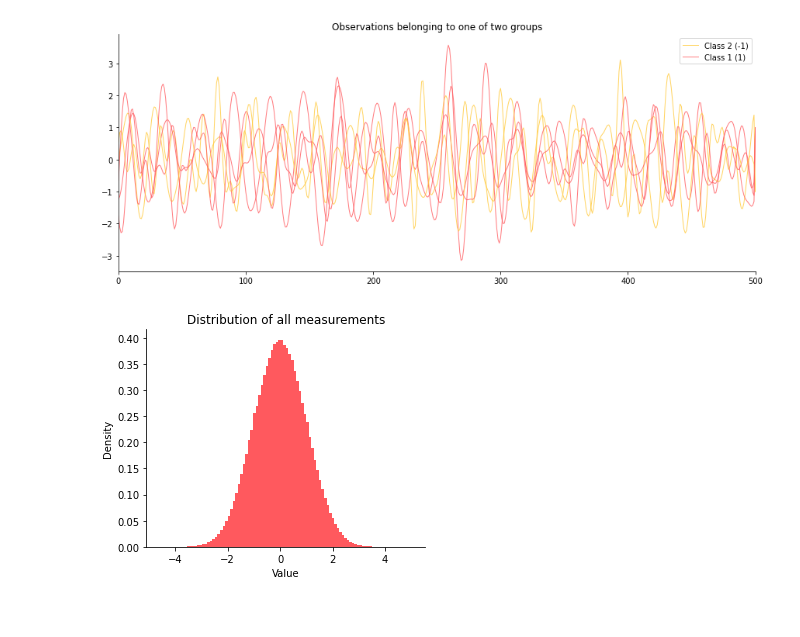
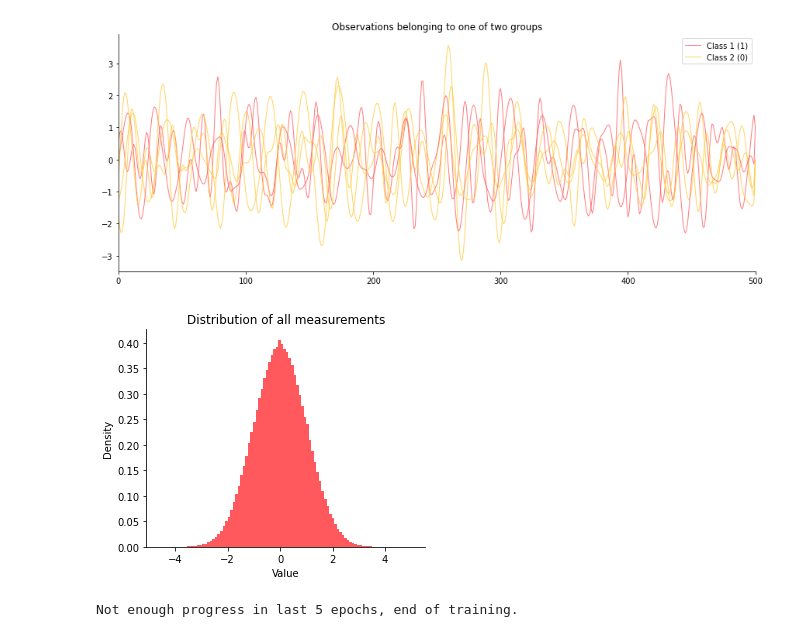
Before and after one commit to jjakubow/timeseries_cnn_xai, a Jupyter notebook: FordA.ipynb, the cells around one changed output. Drawn from its saved outputs; the diff is of its cells as text; code cells hidden in the pictures.

Commit message:
Define CNN model and train

```diff
--- a/FordA.ipynb
+++ b/FordA.ipynb
@@ -30,36 +37,38 @@ download_and_extract_archive(url=uri, download_root=download_location, filename=
 # %%
 raw_data = loadarff(r"FordA/FordA_TRAIN.arff")
 df = pd.DataFrame(raw_data[0])
-df["target"] = df["target"].astype(int)
+df["target"] = df["target"].astype(int).replace(-1, 0)
+# inverse the labels
+df["target"] = 1 - df["target"]
 # %%
 np.random.seed(42)
 
 label_class_1 = "Class 1 (1)"
-label_class_2 = "Class 2 (-1)"
+label_class_2 = "Class 2 (0)"
 
 plt.figure(figsize=(12, 5))
 plt.title("Observations belonging to one of two groups")
 for i in np.random.randint(0, len(df), size=(5) ):
     if df.loc[i, "target"] == 1:
         color = colormap(0)
         label = label_class_1
     else:
         color = colormap(1)
         label = label_class_2
 
     plt.plot(df.values[i], color=color, alpha=0.8, label=label, linewidth=1)
 
     if label == label_class_1:
         label_class_1 = None
     if label == label_class_2:
         label_class_2 = None
 
 plt.legend()
 plt.tight_layout()
 plt.xlim(0, 500)
 plt.show()
 # %% [output]
-[figure, old version]
+[figure, new version]
 # %%
 measurements = df.values.reshape((-1))
 
@@ -70,5 +79,5 @@ plt.xlabel("Value")
 plt.ylabel("Density")
 plt.show()
 # %% [output]
-[figure, old version]
+[figure, new version]
 # %%
@@ -102,0 +253,46 @@ test_loader = DataLoader(test, batch_size=16, shuffle=False)
+# %%
+# run training
+
+device = torch.device("cpu")
+model = CNN_GradCAM(X_train.shape[1:]).to(device)
+optimizer = torch.optim.Adam(model.parameters(), lr=5e-5)
+loss_function = nn.BCELoss()
+
+train_losses = []
+valid_losses = []
+
+# training settings
+epochs = 100
+min_loss_increase = 1e-5
+epochs_wait_max = 5
+epochs_wait = 0
+current_loss = 1e6
+
+t = tqdm(range(epochs), desc='Training for %i epochs' % epochs, leave=True)
+
+
+for epoch in t:
+    start = time.time()
+    train_loss = fit(model, train_loader)
+    train_losses.append(train_loss)
+    valid_loss = validate(model, test_loader)
+    valid_losses.append(valid_loss)
+    time_elapsed = time.time() - start
+
+
+    # the code below ensures that we do not overfit the model
+    if (current_loss - valid_loss) < min_loss_increase:
+        epochs_wait +=1
+    else:
+        current_loss = valid_loss
+        epochs_wait = 0
+
+    if epochs_wait == epochs_wait_max:
+        print("Not enough progress in last %i epochs, end of training." % epochs_wait_max)
+        break
+
+    # update progress bar
+    t.set_description("Current Loss: train = %.3g, validation = %.3g)" % (train_loss, valid_loss))
+    t.refresh()
+# %% [output]
+Not enough progress in last 5 epochs, end of training.
```
Also changed, not shown: parts of 8 cells of this notebook.
